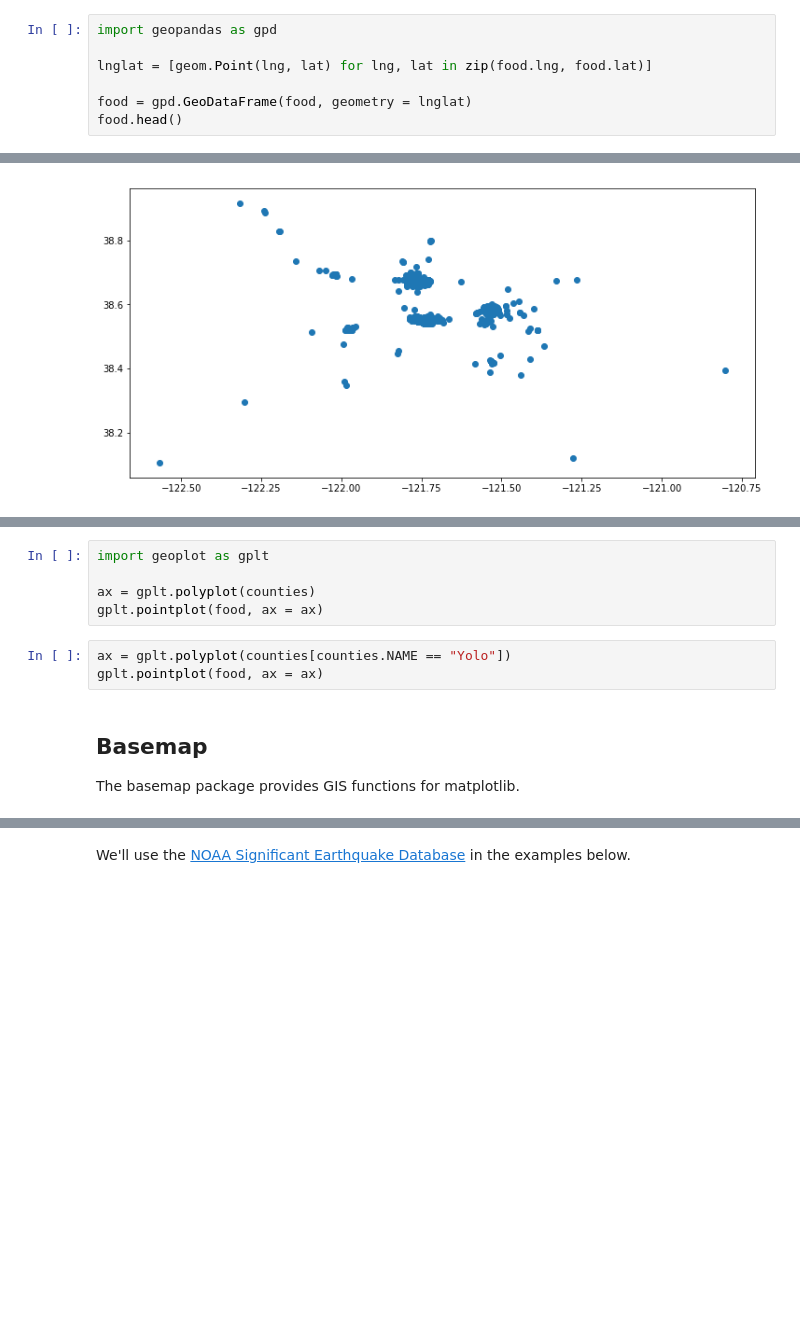
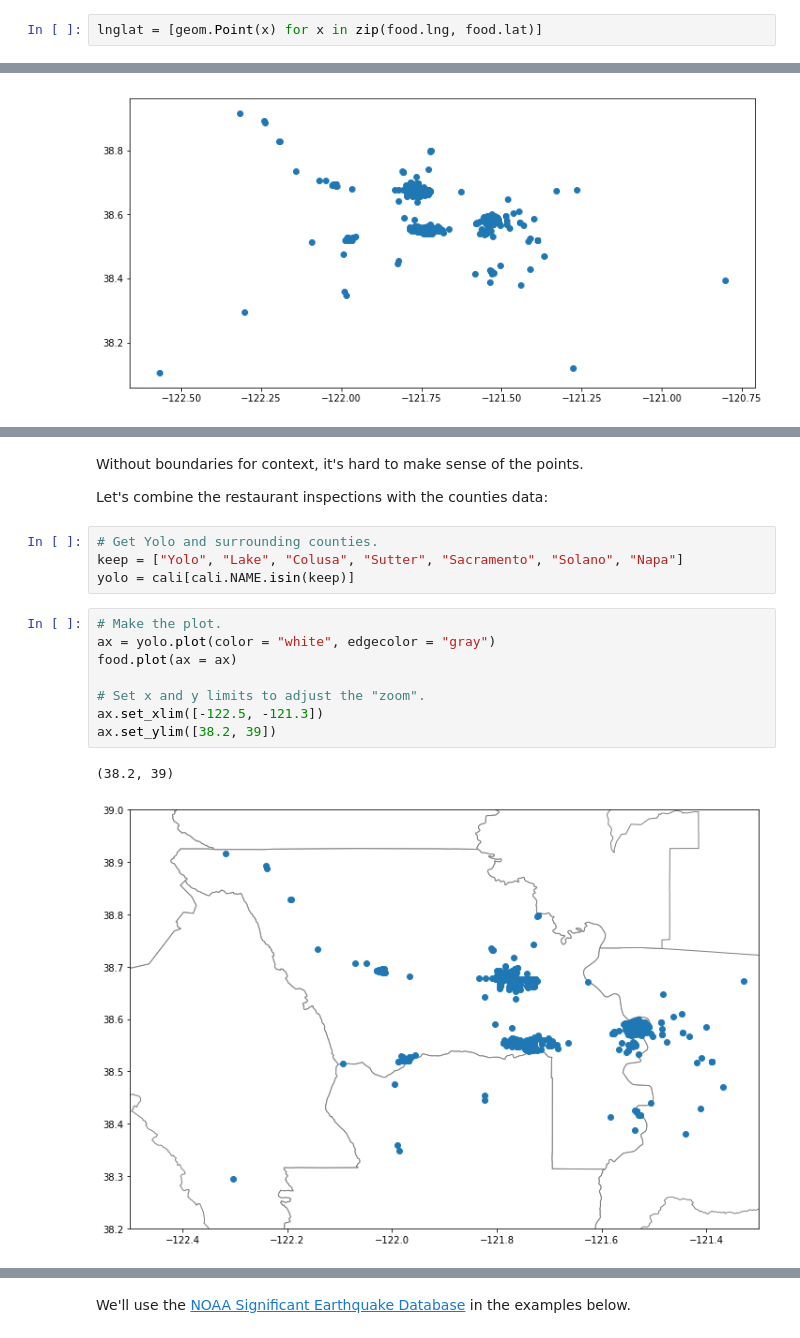
Before and after one commit to nick-ulle/teaching-notes, a Jupyter notebook: sta141b/2018/making_maps.ipynb, the cells around one changed output, grey strips where cells are left out. Saved outputs shown, nothing was run; the diff lists cells and outputs as text; blank space fills up the shorter version.

```diff
--- a/sta141b/2018/making_maps.ipynb
+++ b/sta141b/2018/making_maps.ipynb
@@ -71,7 +159,2 @@ geom.LineString([(5, 10), (0, 15), (20, 10)])
 # %%
-import geopandas as gpd
-
-lnglat = [geom.Point(lng, lat) for lng, lat in zip(food.lng, food.lat)]
-
-food = gpd.GeoDataFrame(food, geometry = lnglat)
-food.head()
+lnglat = [geom.Point(x) for x in zip(food.lng, food.lat)]
@@ -144,12 +178,19 @@ We can use the geoplot package to make nicer maps.
-# %%
-import geoplot as gplt
-
-ax = gplt.polyplot(counties)
-gplt.pointplot(food, ax = ax)
-# %%
-ax = gplt.polyplot(counties[counties.NAME == "Yolo"])
-gplt.pointplot(food, ax = ax)
-# %% [markdown]
-## Basemap
-
-The basemap package provides GIS functions for matplotlib.
+# %% [markdown]
+Without boundaries for context, it's hard to make sense of the points.
+
+Let's combine the restaurant inspections with the counties data:
+# %%
+# Get Yolo and surrounding counties.
+keep = ["Yolo", "Lake", "Colusa", "Sutter", "Sacramento", "Solano", "Napa"]
+yolo = cali[cali.NAME.isin(keep)]
+# %%
+# Make the plot.
+ax = yolo.plot(color = "white", edgecolor = "gray")
+food.plot(ax = ax)
+
+# Set x and y limits to adjust the "zoom".
+ax.set_xlim([-122.5, -121.3])
+ax.set_ylim([38.2, 39])
+# %% [output]
+(38.2, 39)
+[figure, added]
```
Also changed, not shown: parts of 94 cells of this notebook.
